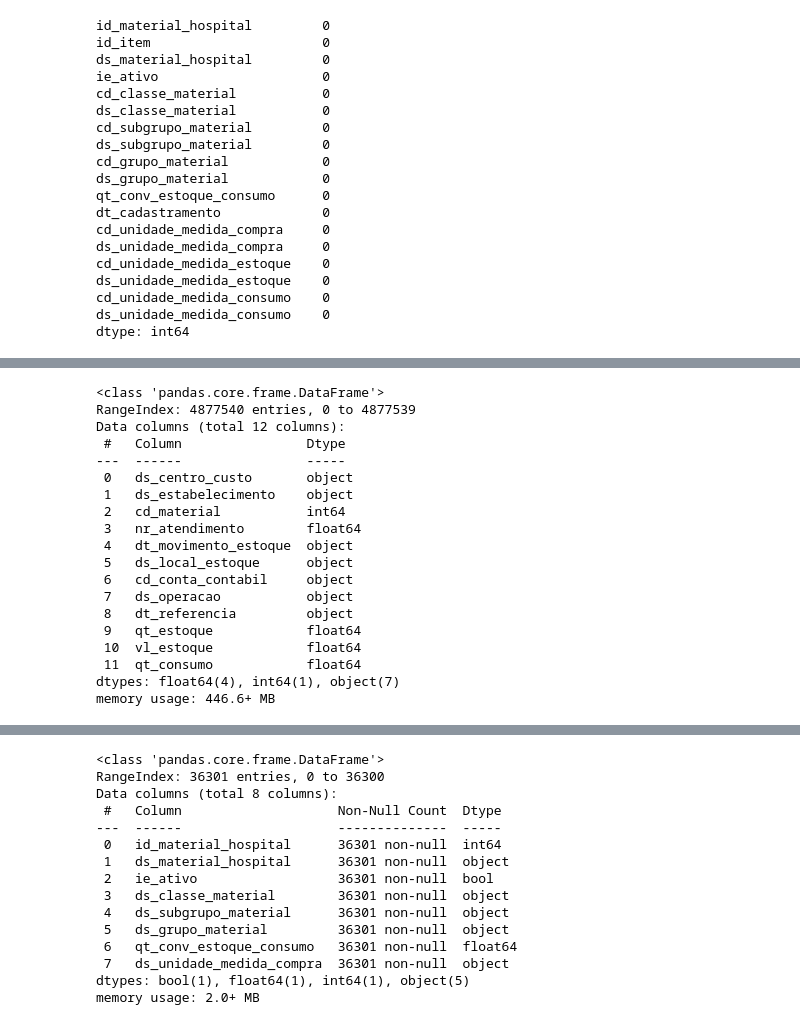
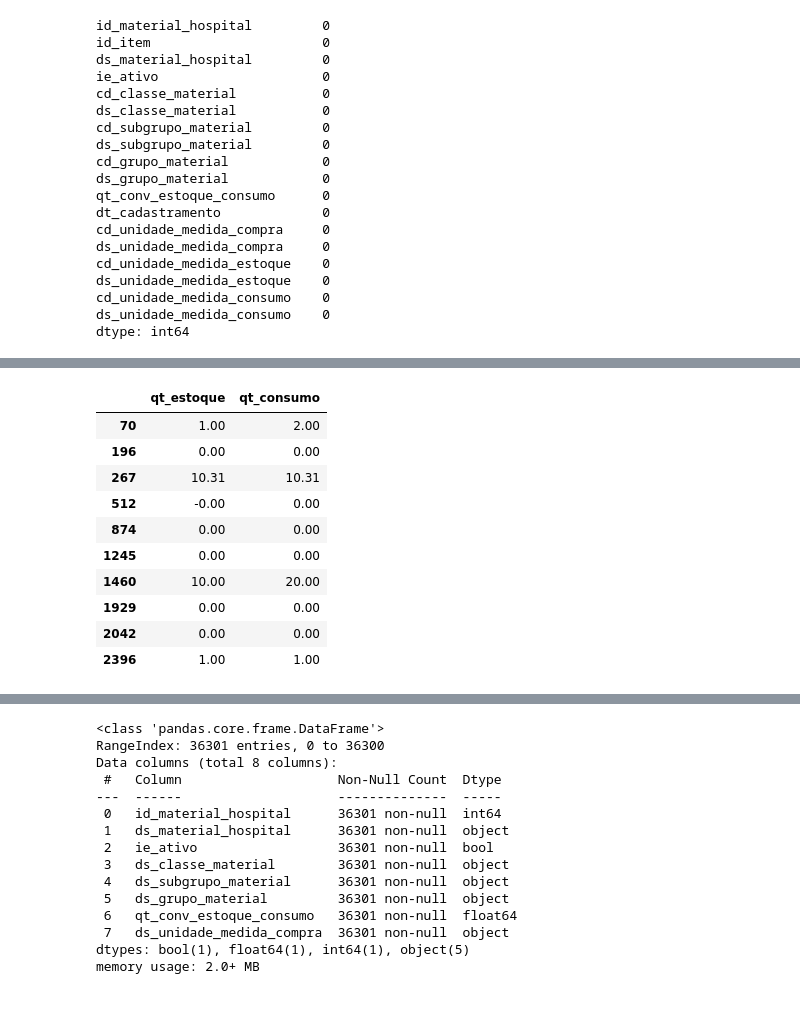
Before and after one commit to pedrofurmam/projeto-ciencia-de-dados, a Jupyter notebook: Projeto - Ciência de Dados Desafio.ipynb, the cells around one changed output, grey strips where cells are left out. Saved outputs shown, nothing was run; the diff lists cells and outputs as text; code cells hidden in the pictures.

```diff
--- a/Projeto - Ciência de Dados Desafio.ipynb
+++ b/Projeto - Ciência de Dados Desafio.ipynb
@@ -238,31 +232,17 @@ dtype: int64
-# %%
-# selecionando apenas as colunas desejadas do DataFrame movimentações
-colunas_desejadas = ['ds_centro_custo', 'ds_estabelecimento',
-       'cd_material', 'nr_atendimento', 'dt_movimento_estoque',
-       'ds_local_estoque', 'cd_conta_contabil',
-       'ds_operacao', 'dt_referencia',
-       'qt_estoque', 'vl_estoque', 'qt_consumo',
-]
-novo_movimentacoes = movimentacoes[colunas_desejadas].copy()
-
-novo_movimentacoes.info()
-# %% [output]
-<class 'pandas.core.frame.DataFrame'>
-RangeIndex: 4877540 entries, 0 to 4877539
-Data columns (total 12 columns):
- #   Column                Dtype
----  ------                -----
- 0   ds_centro_custo       object
- 1   ds_estabelecimento    object
- 2   cd_material           int64
- 3   nr_atendimento        float64
- 4   dt_movimento_estoque  object
- 5   ds_local_estoque      object
- 6   cd_conta_contabil     object
- 7   ds_operacao           object
- 8   dt_referencia         object
- 9   qt_estoque            float64
- 10  vl_estoque            float64
- 11  qt_consumo            float64
-dtypes: float64(4), int64(1), object(7)
-memory usage: 446.6+ MB
+# %%
+#verificando diferenças na base movimentações das colunas qt_estoque, qt_consumo e
+# Mostrar exemplos das diferenças entre qt_estoque e qt_consumo
+diferencas = movimentacoes[movimentacoes['qt_estoque'] != movimentacoes['qt_consumo']]
+display(diferencas[['qt_estoque', 'qt_consumo']].head(10))  # Mostra os 10 primeiros exemplos
+# %% [output]
+|  | qt_estoque | qt_consumo |
+| 70 | 1.00 | 2.00 |
+| 196 | 0.00 | 0.00 |
+| 267 | 10.31 | 10.31 |
+| 512 | -0.00 | 0.00 |
+| 874 | 0.00 | 0.00 |
+| 1245 | 0.00 | 0.00 |
+| 1460 | 10.00 | 20.00 |
+| 1929 | 0.00 | 0.00 |
+| 2042 | 0.00 | 0.00 |
+| 2396 | 1.00 | 1.00 |
```
Also changed, not shown: parts of 16 cells of this notebook.
